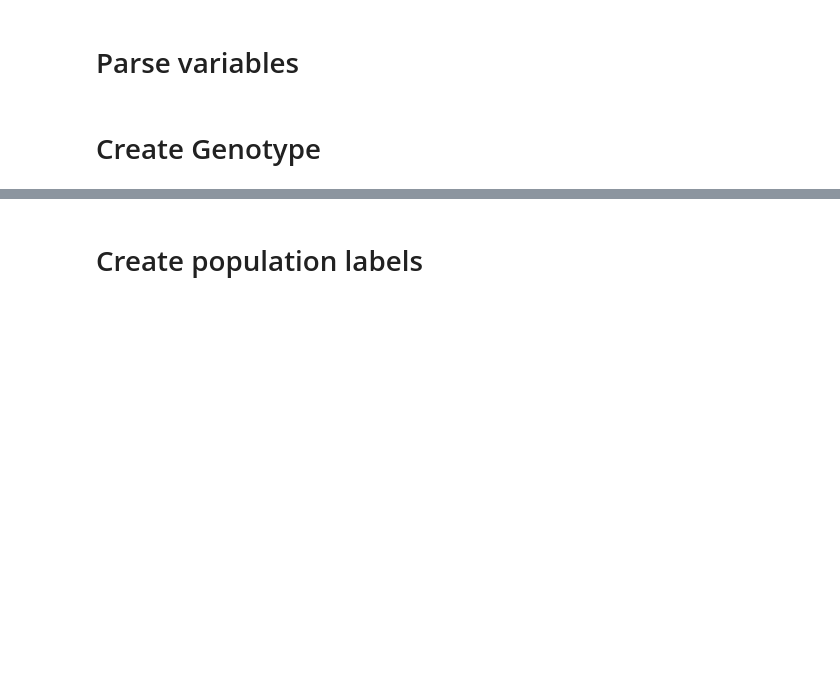
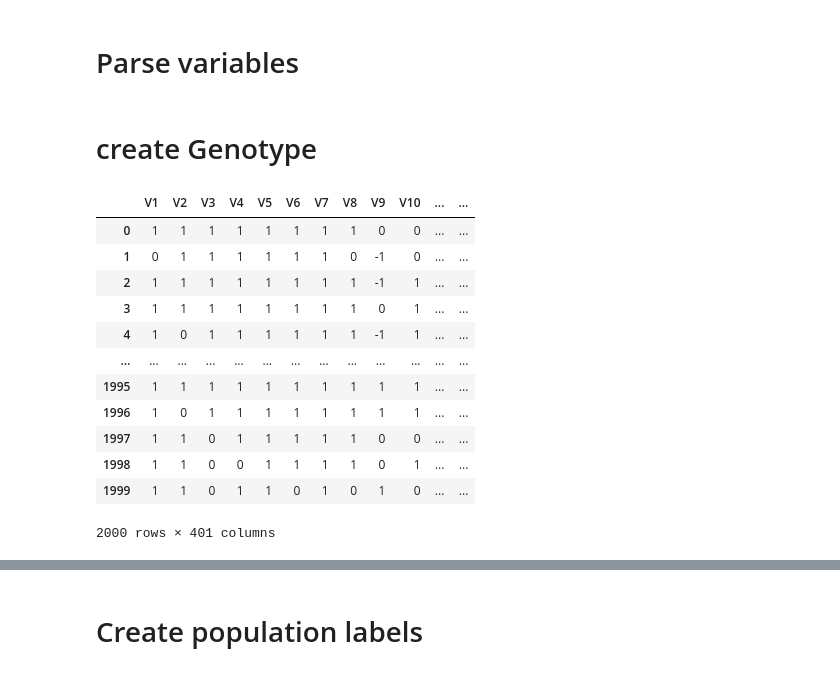
Before and after one commit to mat2m10/chasm, a Jupyter notebook: notebooks/linear_simulation_notebooks/01 Create Admixted Genotype Data.ipynb, the cells around one changed output, grey strips where cells are left out. Cells and saved outputs as stored; diff of their text form; code cells hidden in the pictures; blank space fills up the shorter version.

Commit message:
making synthetic genotype

```diff
--- a/notebooks/linear_simulation_notebooks/01 Create Admixted Genotype Data.ipynb
+++ b/notebooks/linear_simulation_notebooks/01 Create Admixted Genotype Data.ipynb
@@ -65,2 +94,0 @@ if 'common_threshold_H' not in globals():
-# %% [markdown]
-# Create Genotype
@@ -74,0 +95,5 @@ except:
+# %% [markdown]
+# create Genotype
+# %%
+df = pd.read_csv(f"{R_directory}/simulated_genotypes_G{G}_L{L}_c{c}_k{k}_M{M}.csv")
+df["populations"] = [i+1 for i in range(k*k) for _ in range(c)]
@@ -74,0 +146,16 @@ except:
+# %%
+df_final
+# %% [output]
+|  | V1 | V2 | V3 | V4 | V5 | V6 | V7 | V8 | V9 | V10 | ... | ... |
+| 0 | 1 | 1 | 1 | 1 | 1 | 1 | 1 | 1 | 0 | 0 | ... | ... |
+| 1 | 0 | 1 | 1 | 1 | 1 | 1 | 1 | 0 | -1 | 0 | ... | ... |
+| 2 | 1 | 1 | 1 | 1 | 1 | 1 | 1 | 1 | -1 | 1 | ... | ... |
+| 3 | 1 | 1 | 1 | 1 | 1 | 1 | 1 | 1 | 0 | 1 | ... | ... |
+| 4 | 1 | 0 | 1 | 1 | 1 | 1 | 1 | 1 | -1 | 1 | ... | ... |
+| ... | ... | ... | ... | ... | ... | ... | ... | ... | ... | ... | ... | ... |
+| 1995 | 1 | 1 | 1 | 1 | 1 | 1 | 1 | 1 | 1 | 1 | ... | ... |
+| 1996 | 1 | 0 | 1 | 1 | 1 | 1 | 1 | 1 | 1 | 1 | ... | ... |
+| 1997 | 1 | 1 | 0 | 1 | 1 | 1 | 1 | 1 | 0 | 0 | ... | ... |
+| 1998 | 1 | 1 | 0 | 0 | 1 | 1 | 1 | 1 | 0 | 1 | ... | ... |
+| 1999 | 1 | 1 | 0 | 1 | 1 | 0 | 1 | 0 | 1 | 0 | ... | ... |
+2000 rows × 401 columns
```
Also changed, not shown: parts of 13 cells of this notebook, 26 other files.
